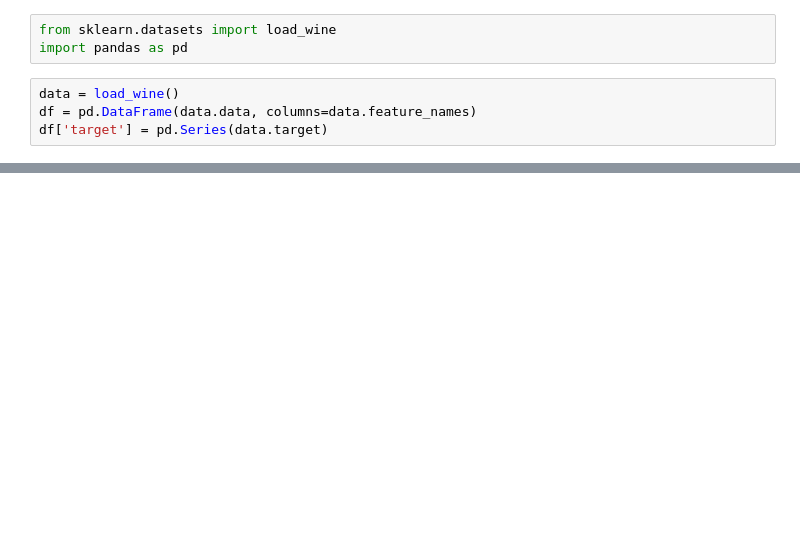
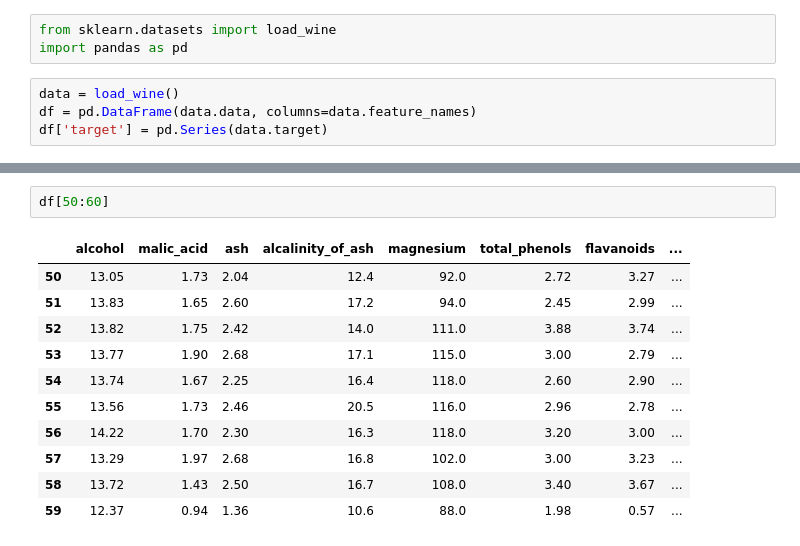
Before and after one commit to arnav-exe/data-mining-assignment-1, a Jupyter notebook: ECS607U_Data_Mining_Assignment_1.ipynb, the cells around one changed output, grey strips where cells are left out. Cells and saved outputs as stored; diff of their text form; blank space fills up the shorter version.

```diff
--- a/ECS607U_Data_Mining_Assignment_1.ipynb
+++ b/ECS607U_Data_Mining_Assignment_1.ipynb
@@ -37,0 +44,14 @@ Index(['alcohol', 'malic_acid', 'ash', 'alcalinity_of_ash', 'magnesium',
+# %%
+df[50:60]
+# %% [output]
+|  | alcohol | malic_acid | ash | alcalinity_of_ash | magnesium | total_phenols | flavanoids | ... |
+| 50 | 13.05 | 1.73 | 2.04 | 12.4 | 92.0 | 2.72 | 3.27 | ... |
+| 51 | 13.83 | 1.65 | 2.60 | 17.2 | 94.0 | 2.45 | 2.99 | ... |
+| 52 | 13.82 | 1.75 | 2.42 | 14.0 | 111.0 | 3.88 | 3.74 | ... |
+| 53 | 13.77 | 1.90 | 2.68 | 17.1 | 115.0 | 3.00 | 2.79 | ... |
+| 54 | 13.74 | 1.67 | 2.25 | 16.4 | 118.0 | 2.60 | 2.90 | ... |
+| 55 | 13.56 | 1.73 | 2.46 | 20.5 | 116.0 | 2.96 | 2.78 | ... |
+| 56 | 14.22 | 1.70 | 2.30 | 16.3 | 118.0 | 3.20 | 3.00 | ... |
+| 57 | 13.29 | 1.97 | 2.68 | 16.8 | 102.0 | 3.00 | 3.23 | ... |
+| 58 | 13.72 | 1.43 | 2.50 | 16.7 | 108.0 | 3.40 | 3.67 | ... |
+| 59 | 12.37 | 0.94 | 1.36 | 10.6 | 88.0 | 1.98 | 0.57 | ... |
```
Also changed, not shown: parts of 12 cells of this notebook.
